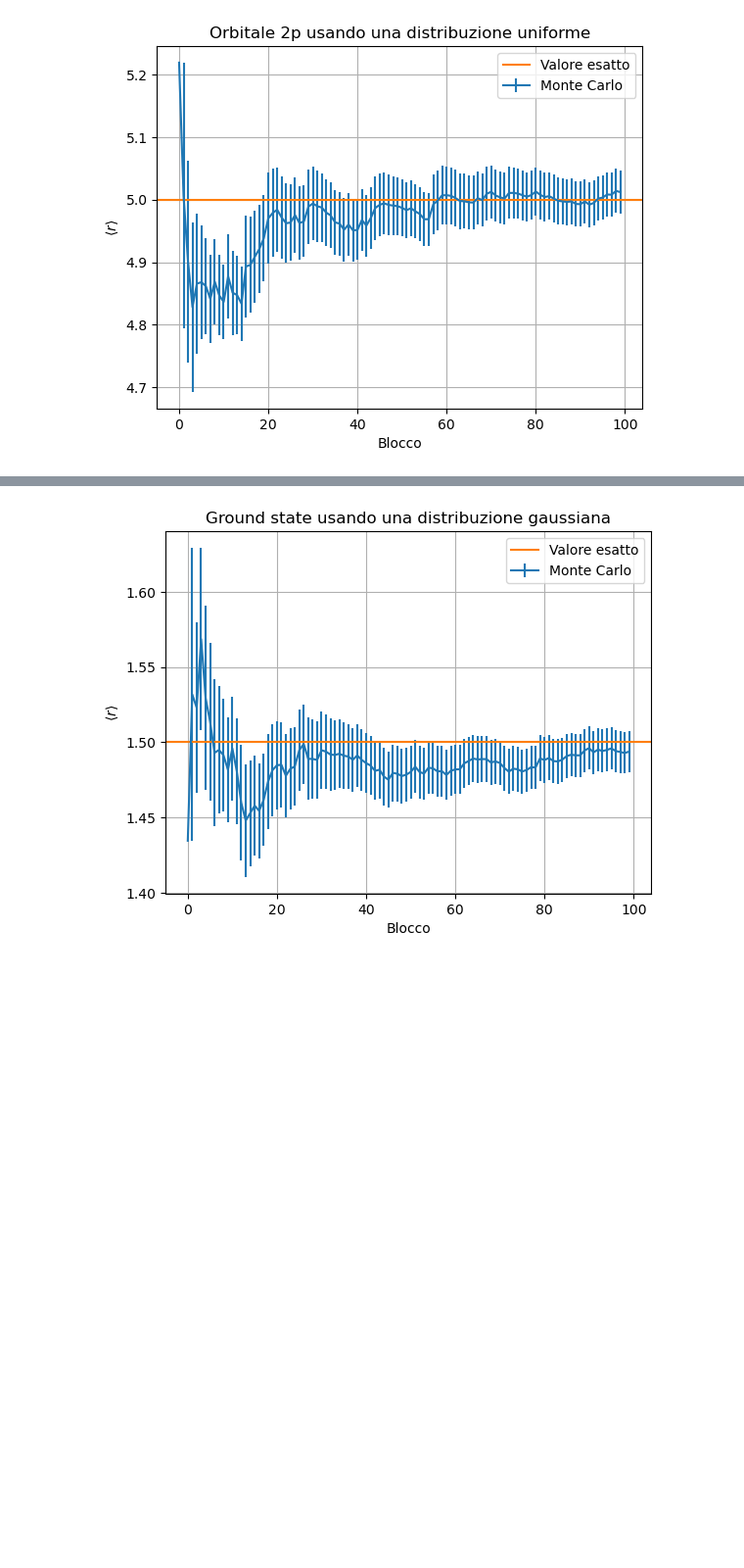
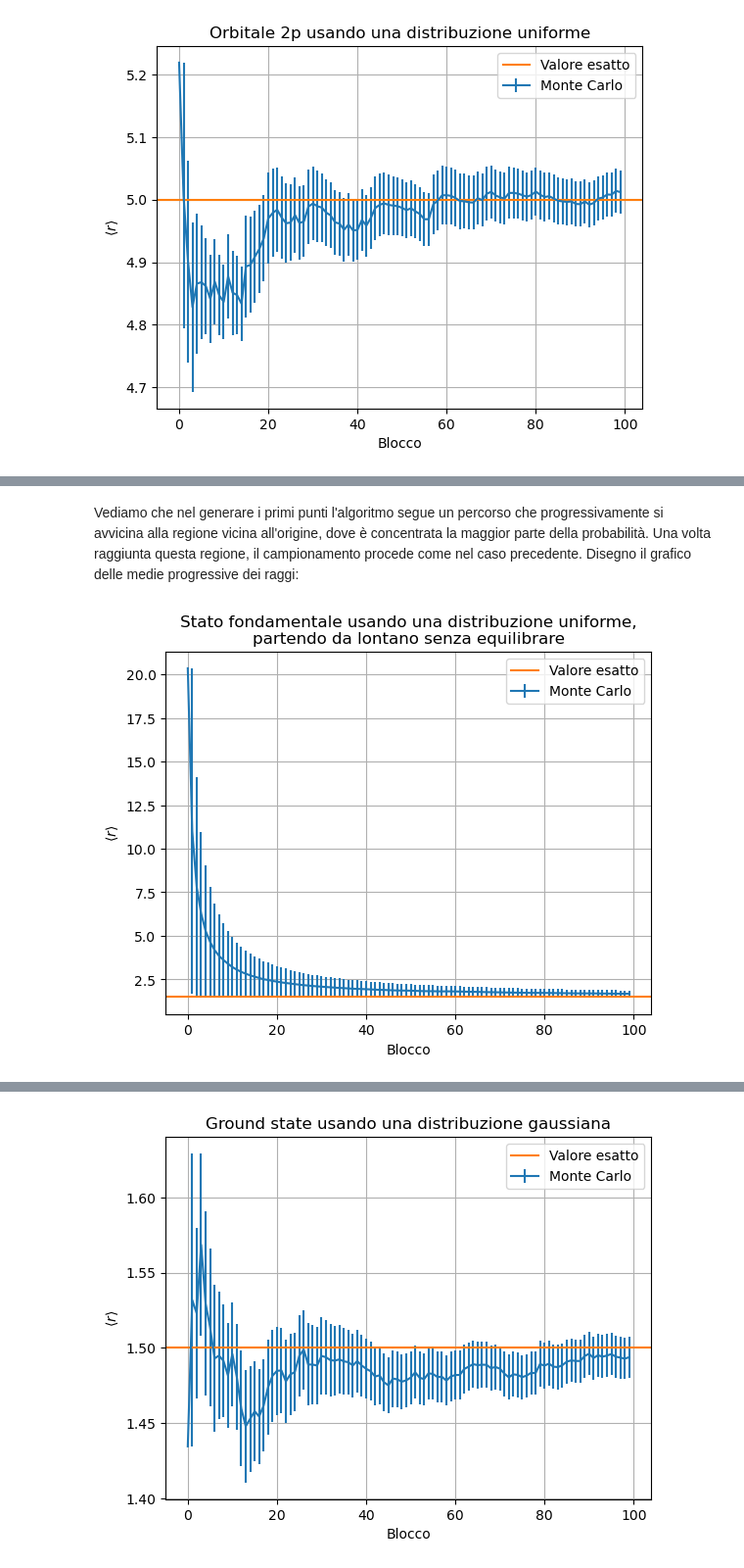
Before and after one commit to eliasteve/labsimnumerica, a Jupyter notebook: LSN_05/LSN_05.ipynb, the cells around one changed output, grey strips where cells are left out. Shown at 98% size. Drawn from its saved outputs; the diff is of its cells as text; code cells hidden in the pictures; blank space fills up the shorter version.

```diff
--- a/LSN_05/LSN_05.ipynb
+++ b/LSN_05/LSN_05.ipynb
@@ -26,6 +46,15 @@ def draw_scatter(X, Y, Z, title=None, s=plt.rcParams['lines.markersize'] ** 2):
     return fig, ax
 # %%
 def draw_plot_of_radius(r, err, title=None, exact_value=1.5):
+    """
+    Funzione per disegnare un grafico delle medie progressive del raggio.
+
+    Argomenti:
+        r: Vettore delle medie progressive del raggio
+        err: Vettore degli errori sulle medie progressive
+        title: Titolo del grafico
+        exact_value: Valore esatto del raggio, da disegnare sul grafico
+    """
     xs = np.arange(len(r))
     plt.errorbar(xs, r, yerr=err, label="Monte Carlo")
     plt.axhline(exact_value, color="tab:orange", label="Valore esatto")
@@ -72,0 +103,7 @@ draw_plot_of_radius(r_2p, err_2p, title="Orbitale 2p usando una distribuzione un
+# %% [markdown]
+Vediamo che nel generare i primi punti l'algoritmo segue un percorso che progressivamente si avvicina alla regione vicina all'origine, dove è concentrata la maggior parte della probabilità. Una volta raggiunta questa regione, il campionamento procede come nel caso precedente. Disegno il grafico delle medie progressive dei raggi:
+# %%
+r_faraway, err_faraway = np.loadtxt("out_r_GS_faraway.dat", usecols=(0, 1), unpack=True)
+draw_plot_of_radius(r_faraway, err_faraway, title="Stato fondamentale usando una distribuzione uniforme,\npartendo da lontano senza equilibrare")
+# %% [output]
+[figure, new version]
```
Also changed, not shown: parts of 28 cells of this notebook, 2 other files.
